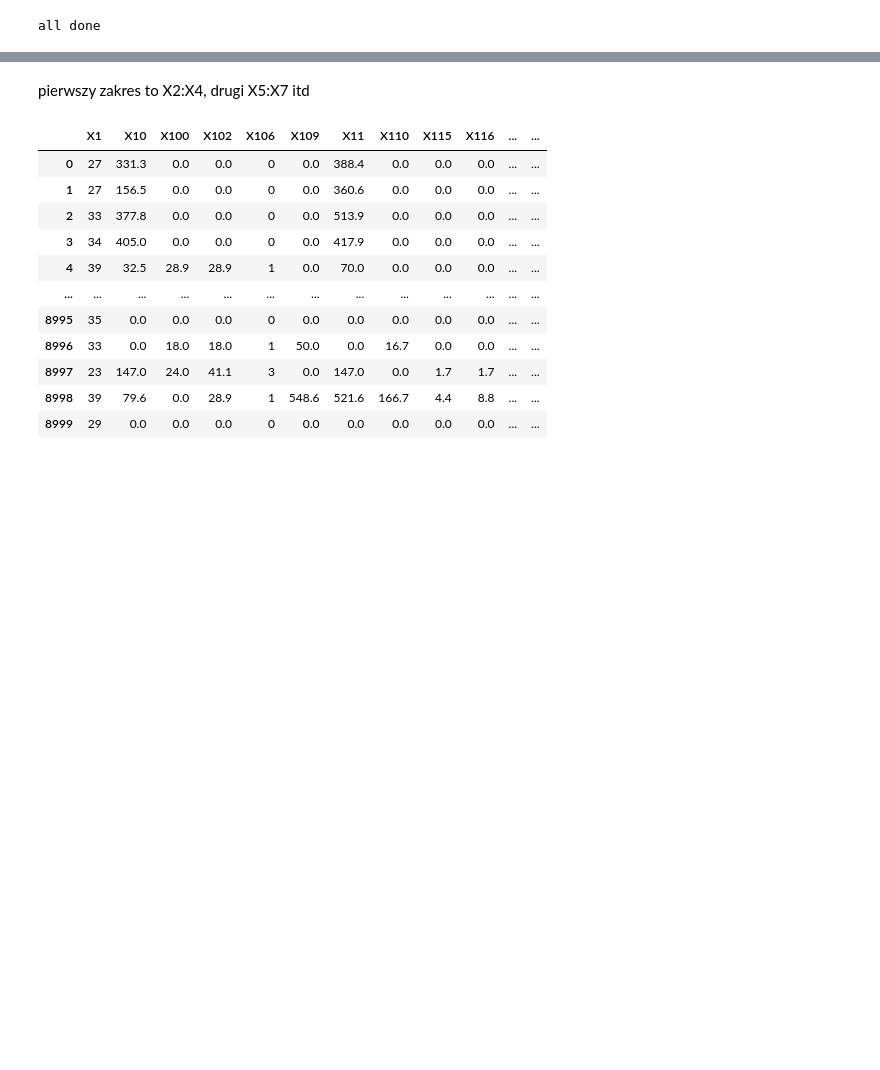
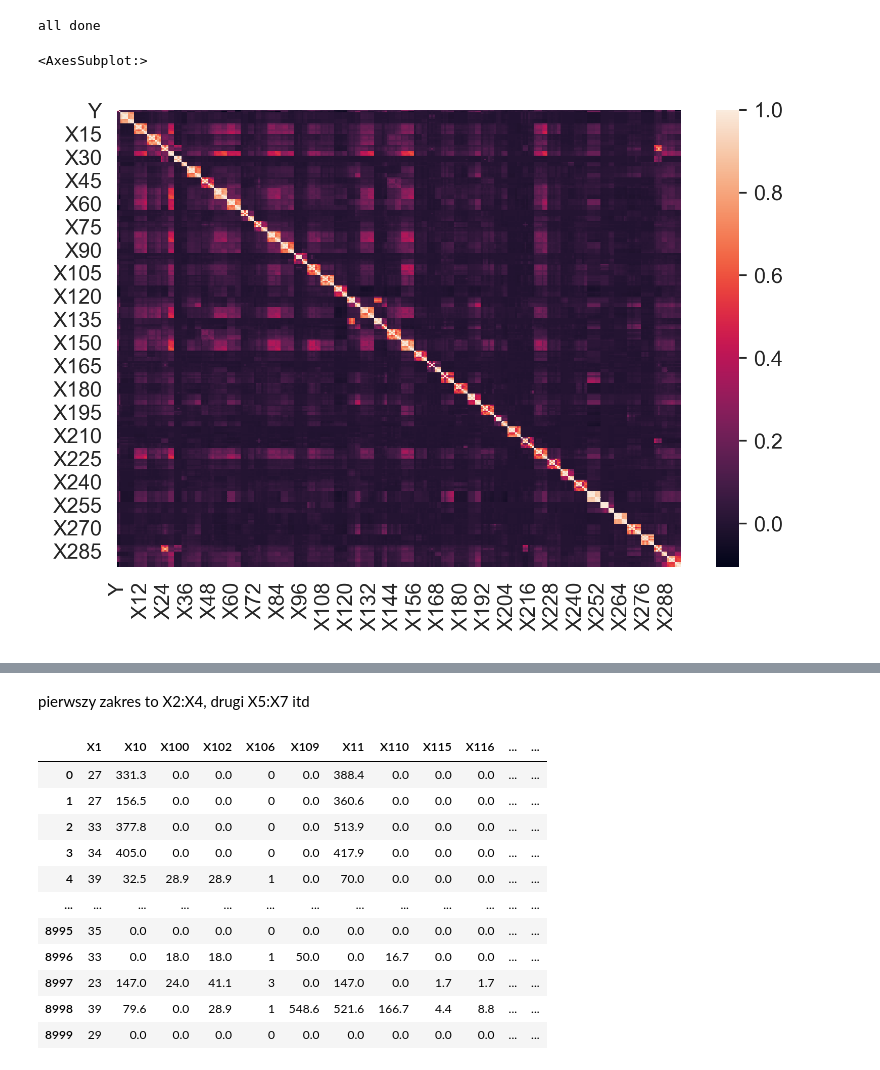
Before and after one commit to yaaqbp/xai, a Jupyter notebook: best_features.ipynb, the cells around one changed output, grey strips where cells are left out. Drawn from its saved outputs; the diff is of its cells as text; code cells hidden in the pictures; blank space fills up the shorter version.

```diff
--- a/best_features.ipynb
+++ b/best_features.ipynb
@@ -51,6 +46,12 @@ if len(desc_1)+len(desc_3)-2+len(desc_6)-2 == len(desc):
     print('all done')
 # %% [output]
 all done
+# %%
+plt.figure(dpi=300)
+sns.heatmap(df.corr())
+# %% [output]
+<AxesSubplot:>
+[figure, added]
 # %%
 from sklearn.feature_selection import SelectKBest, chi2
 selector = SelectKBest(chi2, k=len(X.columns)).fit((X).astype(int), y) #(10*X_train).astype(int)
```
Also changed, not shown: parts of 18 cells of this notebook.
